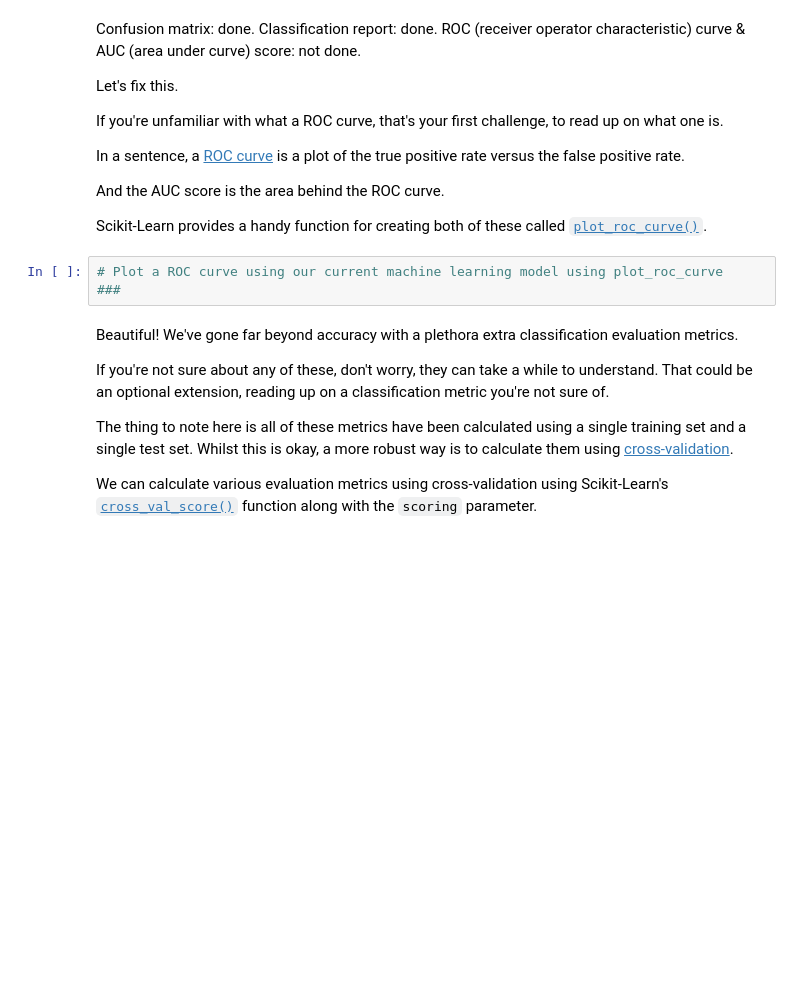
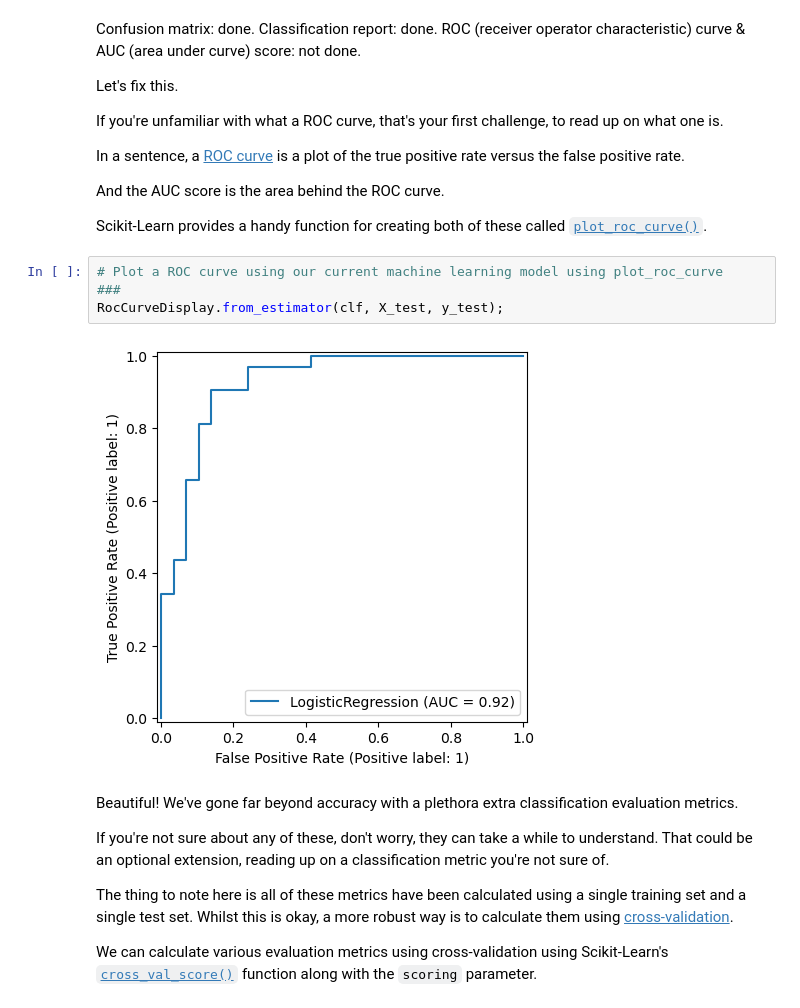
Before and after one commit to tyan001/ZTM_AI_ML_DataScience_Bootcamp, a Jupyter notebook: Excercises/scikit-learn-exercises.ipynb, the cells around one changed output. Drawn from its saved outputs; the diff is of its cells as text; blank space fills up the shorter version.

```diff
--- a/Excercises/scikit-learn-exercises.ipynb
+++ b/Excercises/scikit-learn-exercises.ipynb
@@ -476,6 +501,9 @@ Scikit-Learn provides a handy function for creating both of these called [`plot_
 # %%
 # Plot a ROC curve using our current machine learning model using plot_roc_curve
 ###
+RocCurveDisplay.from_estimator(clf, X_test, y_test);
+# %% [output]
+[figure, added]
 # %% [markdown]
 Beautiful! We've gone far beyond accuracy with a plethora extra classification evaluation metrics.
 
```
Also changed, not shown: parts of 43 cells of this notebook, 1 other file.
